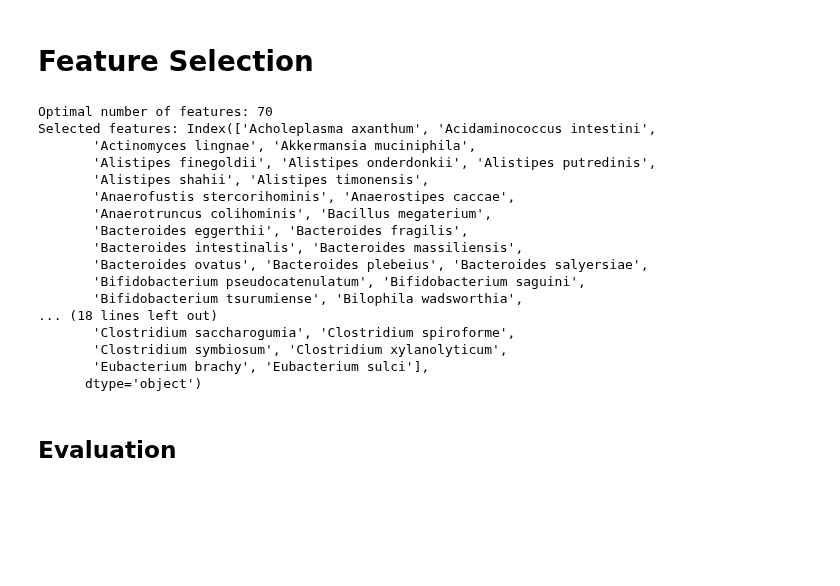
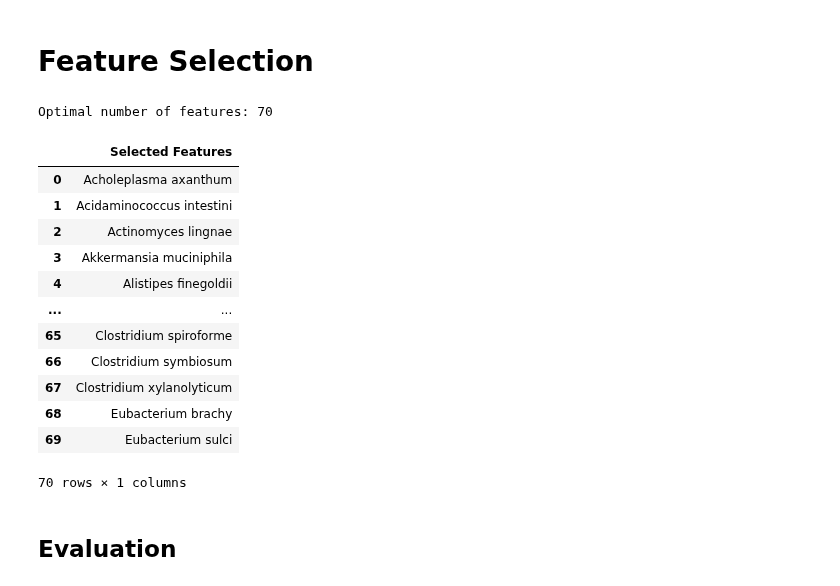
Before and after one commit to ikotsov/MLCB-Assignment-1, a Jupyter notebook: notebooks/model_analysis.ipynb, the cells around one changed output. Saved outputs shown, nothing was run; the diff lists cells and outputs as text; code cells hidden in the pictures; blank space fills up the shorter version.

Commit message:
refactor: show selected features in a nicer way

```diff
--- a/notebooks/model_analysis.ipynb
+++ b/notebooks/model_analysis.ipynb
@@ -131,32 +131,32 @@ compare_model_metrics(
 # %%
 from sklearn.feature_selection import RFECV
 from sklearn.tree import DecisionTreeRegressor
 
 dt_estimator = DecisionTreeRegressor(random_state=42)
 
 RFECV_selector = RFECV(dt_estimator, cv=5, scoring='neg_mean_squared_error')  # Use a regression scoring metric
 RFECV_selector = RFECV_selector.fit(X_train, y_train)
 
 print("Optimal number of features: %d" % RFECV_selector.n_features_)
-print("Selected features: %s" % X_train.columns[RFECV_selector.support_])
+selected_features = X_train.columns[RFECV_selector.support_]
+display(pd.DataFrame({
+    'Selected Features': selected_features
+}))
 # %% [output]
 Optimal number of features: 70
-Selected features: Index(['Acholeplasma axanthum', 'Acidaminococcus intestini',
-       'Actinomyces lingnae', 'Akkermansia muciniphila',
-       'Alistipes finegoldii', 'Alistipes onderdonkii', 'Alistipes putredinis',
-       'Alistipes shahii', 'Alistipes timonensis',
-       'Anaerofustis stercorihominis', 'Anaerostipes caccae',
-       'Anaerotruncus colihominis', 'Bacillus megaterium',
-       'Bacteroides eggerthii', 'Bacteroides fragilis',
-       'Bacteroides intestinalis', 'Bacteroides massiliensis',
-       'Bacteroides ovatus', 'Bacteroides plebeius', 'Bacteroides salyersiae',
-       'Bifidobacterium pseudocatenulatum', 'Bifidobacterium saguini',
-       'Bifidobacterium tsurumiense', 'Bilophila wadsworthia',
-... (18 lines left out)
-       'Clostridium saccharogumia', 'Clostridium spiroforme',
-       'Clostridium symbiosum', 'Clostridium xylanolyticum',
-       'Eubacterium brachy', 'Eubacterium sulci'],
-      dtype='object')
+|  | Selected Features |
+| 0 | Acholeplasma axanthum |
+| 1 | Acidaminococcus intestini |
+| 2 | Actinomyces lingnae |
+| 3 | Akkermansia muciniphila |
+| 4 | Alistipes finegoldii |
+| ... | ... |
+| 65 | Clostridium spiroforme |
+| 66 | Clostridium symbiosum |
+| 67 | Clostridium xylanolyticum |
+| 68 | Eubacterium brachy |
+| 69 | Eubacterium sulci |
+70 rows × 1 columns
 # %%
 X_train_lean = X_train.loc[:, RFECV_selector.support_]
 X_val_lean = X_val.loc[:, RFECV_selector.support_]
```
